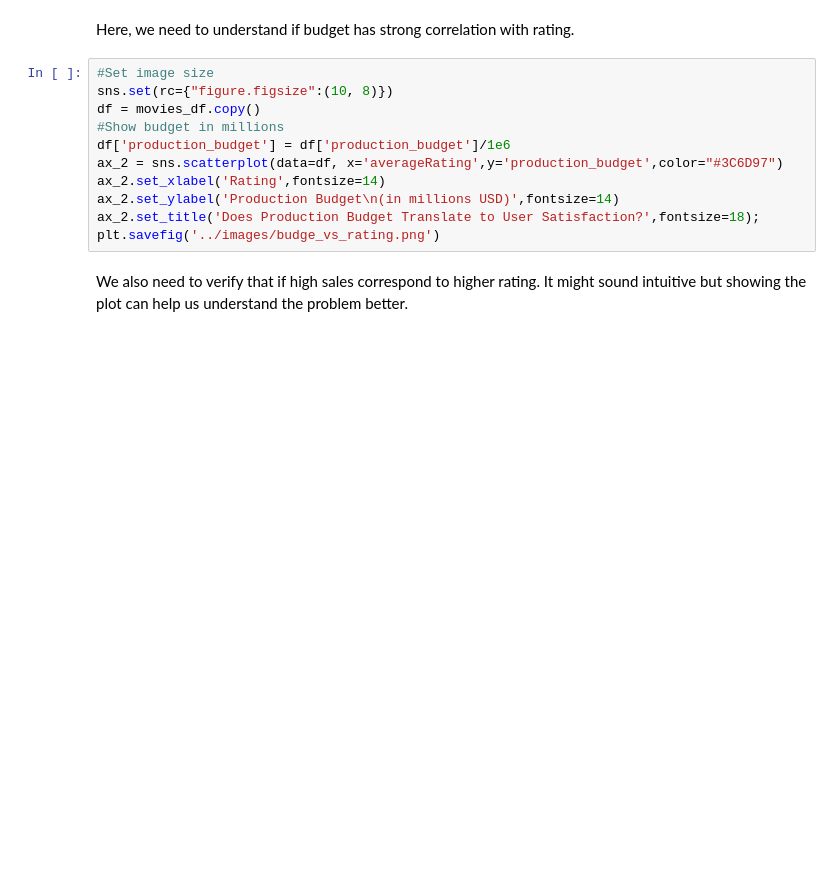
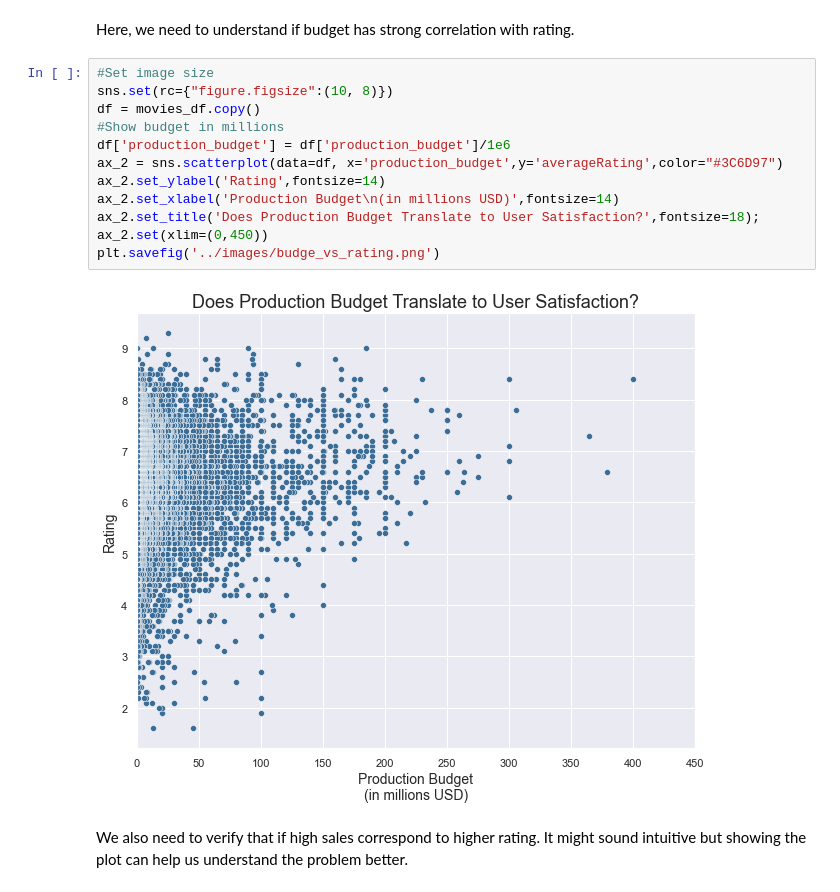
Before and after one commit to afanta-fi/Microsoft_in_The_Movie_Business, a Jupyter notebook: code/visualization.ipynb, the cells around one changed output. Saved outputs shown, nothing was run; the diff lists cells and outputs as text; blank space fills up the shorter version.

```diff
--- a/code/visualization.ipynb
+++ b/code/visualization.ipynb
@@ -178,14 +188,17 @@ Here, we need to understand if budget has strong correlation with rating.
 # %%
 #Set image size
 sns.set(rc={"figure.figsize":(10, 8)})
 df = movies_df.copy()
 #Show budget in millions
 df['production_budget'] = df['production_budget']/1e6
-ax_2 = sns.scatterplot(data=df, x='averageRating',y='production_budget',color="#3C6D97")
-ax_2.set_xlabel('Rating',fontsize=14)
-ax_2.set_ylabel('Production Budget\n(in millions USD)',fontsize=14)
+ax_2 = sns.scatterplot(data=df, x='production_budget',y='averageRating',color="#3C6D97")
+ax_2.set_ylabel('Rating',fontsize=14)
+ax_2.set_xlabel('Production Budget\n(in millions USD)',fontsize=14)
 ax_2.set_title('Does Production Budget Translate to User Satisfaction?',fontsize=18);
+ax_2.set(xlim=(0,450))
 plt.savefig('../images/budge_vs_rating.png')
+# %% [output]
+[figure, added]
 # %% [markdown]
 We also need to verify that if high sales correspond to higher rating. It might sound intuitive but showing the plot can help us understand the problem better.
 # %%
```
Also changed, not shown: parts of 10 cells of this notebook, 1 other file.
